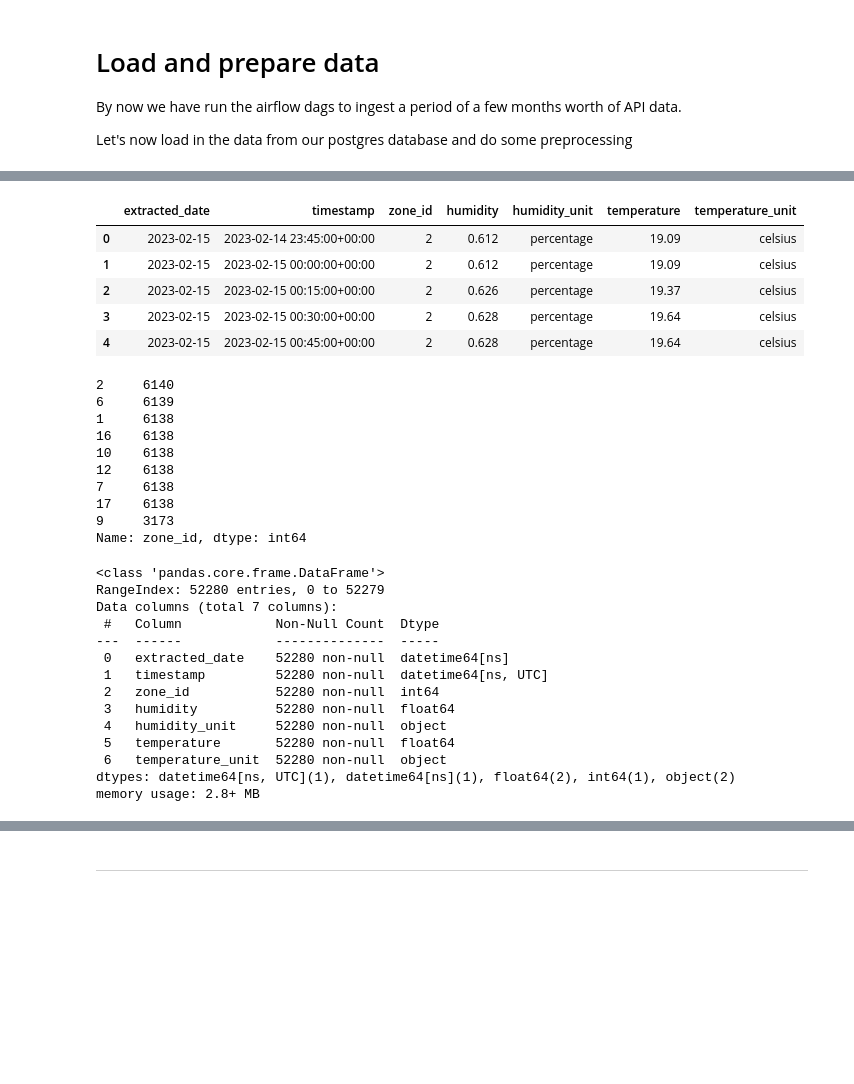
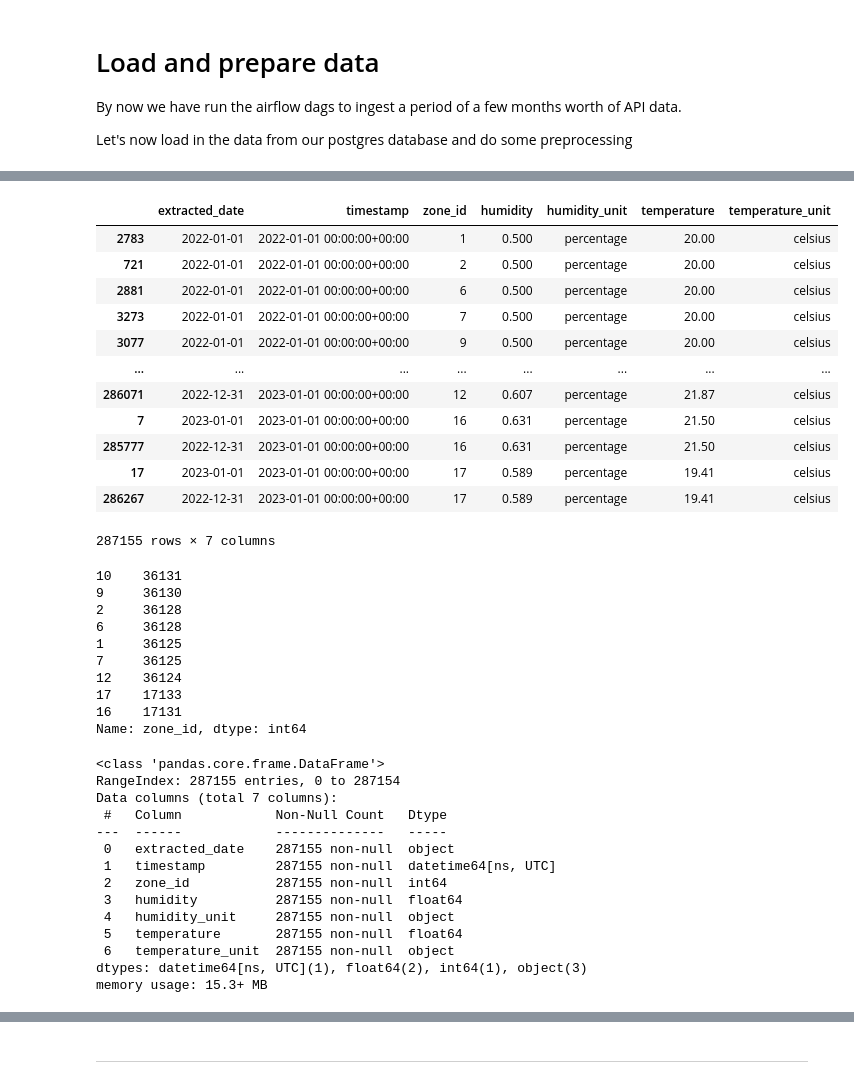
Before and after one commit to adin786/house_climate, a Jupyter notebook: notebooks/01-load_and_prepare.ipynb, the cells around one changed output, grey strips where cells are left out. Cells and saved outputs as stored; diff of their text form; code cells hidden in the pictures; blank space fills up the shorter version.

```diff
--- a/notebooks/01-load_and_prepare.ipynb
+++ b/notebooks/01-load_and_prepare.ipynb
@@ -12,3 +16,3 @@ from dotenv import find_dotenv
 # %%
 REPO_ROOT = Path(find_dotenv()).parent
-CONNECTION_STRING = "postgresql+psycopg2://postgres:postgres@localhost:5432/postgres"
+CONNECTION_STRING = os.environ["DB_CONNECTION_STRING"]
@@ -17,8 +20,0 @@ engine = create_engine(CONNECTION_STRING)
-# %%
-with engine.begin() as conn:
-    result = conn.execute(
-        text("SELECT * FROM interior LIMIT 5")
-    )
-
-for res in result:
-    print(res)
@@ -31,45 +36,52 @@ for res in result:
 # %%
 with engine.begin() as conn:
-    interior = pd.read_sql("interior", con=engine)
+    interior = pd.read_sql("SELECT * FROM interior WHERE extracted_date BETWEEN '2022-01-01' AND '2023-01-01'", con=engine)
 
-interior.head()
+interior.sort_values(['timestamp', 'zone_id'])
 # %% [output]
 |  | extracted_date | timestamp | zone_id | humidity | humidity_unit | temperature | temperature_unit |
-| 0 | 2023-02-15 | 2023-02-14 23:45:00+00:00 | 2 | 0.612 | percentage | 19.09 | celsius |
-| 1 | 2023-02-15 | 2023-02-15 00:00:00+00:00 | 2 | 0.612 | percentage | 19.09 | celsius |
-| 2 | 2023-02-15 | 2023-02-15 00:15:00+00:00 | 2 | 0.626 | percentage | 19.37 | celsius |
-| 3 | 2023-02-15 | 2023-02-15 00:30:00+00:00 | 2 | 0.628 | percentage | 19.64 | celsius |
-| 4 | 2023-02-15 | 2023-02-15 00:45:00+00:00 | 2 | 0.628 | percentage | 19.64 | celsius |
+| 2783 | 2022-01-01 | 2022-01-01 00:00:00+00:00 | 1 | 0.500 | percentage | 20.00 | celsius |
+| 721 | 2022-01-01 | 2022-01-01 00:00:00+00:00 | 2 | 0.500 | percentage | 20.00 | celsius |
+| 2881 | 2022-01-01 | 2022-01-01 00:00:00+00:00 | 6 | 0.500 | percentage | 20.00 | celsius |
+| 3273 | 2022-01-01 | 2022-01-01 00:00:00+00:00 | 7 | 0.500 | percentage | 20.00 | celsius |
+| 3077 | 2022-01-01 | 2022-01-01 00:00:00+00:00 | 9 | 0.500 | percentage | 20.00 | celsius |
+| ... | ... | ... | ... | ... | ... | ... | ... |
+| 286071 | 2022-12-31 | 2023-01-01 00:00:00+00:00 | 12 | 0.607 | percentage | 21.87 | celsius |
+| 7 | 2023-01-01 | 2023-01-01 00:00:00+00:00 | 16 | 0.631 | percentage | 21.50 | celsius |
+| 285777 | 2022-12-31 | 2023-01-01 00:00:00+00:00 | 16 | 0.631 | percentage | 21.50 | celsius |
+| 17 | 2023-01-01 | 2023-01-01 00:00:00+00:00 | 17 | 0.589 | percentage | 19.41 | celsius |
+| 286267 | 2022-12-31 | 2023-01-01 00:00:00+00:00 | 17 | 0.589 | percentage | 19.41 | celsius |
+287155 rows × 7 columns
 # %%
 interior.zone_id.value_counts()
 # %% [output]
-2     6140
-6     6139
-1     6138
-16    6138
-10    6138
-12    6138
-7     6138
-17    6138
-9     3173
+10    36131
+9     36130
+2     36128
+6     36128
+1     36125
+7     36125
+12    36124
+17    17133
+16    17131
 Name: zone_id, dtype: int64
 # %%
 interior.info()
 # %% [output]
 <class 'pandas.core.frame.DataFrame'>
-RangeIndex: 52280 entries, 0 to 52279
+RangeIndex: 287155 entries, 0 to 287154
 Data columns (total 7 columns):
- #   Column            Non-Null Count  Dtype
----  ------            --------------  -----
- 0   extracted_date    52280 non-null  datetime64[ns]
- 1   timestamp         52280 non-null  datetime64[ns, UTC]
- 2   zone_id           52280 non-null  int64
- 3   humidity          52280 non-null  float64
- 4   humidity_unit     52280 non-null  object
- 5   temperature       52280 non-null  float64
- 6   temperature_unit  52280 non-null  object
-dtypes: datetime64[ns, UTC](1), datetime64[ns](1), float64(2), int64(1), object(2)
-memory usage: 2.8+ MB
+ #   Column            Non-Null Count   Dtype
+---  ------            --------------   -----
+ 0   extracted_date    287155 non-null  object
+ 1   timestamp         287155 non-null  datetime64[ns, UTC]
+ 2   zone_id           287155 non-null  int64
+ 3   humidity          287155 non-null  float64
+ 4   humidity_unit     287155 non-null  object
+ 5   temperature       287155 non-null  float64
+ 6   temperature_unit  287155 non-null  object
+dtypes: datetime64[ns, UTC](1), float64(2), int64(1), object(3)
+memory usage: 15.3+ MB
 # %%
 # Clean up duplicates
 def clean_interior(interior):# Clean up duplicates
```
Also changed, not shown: parts of 43 cells of this notebook, 5 other files.
